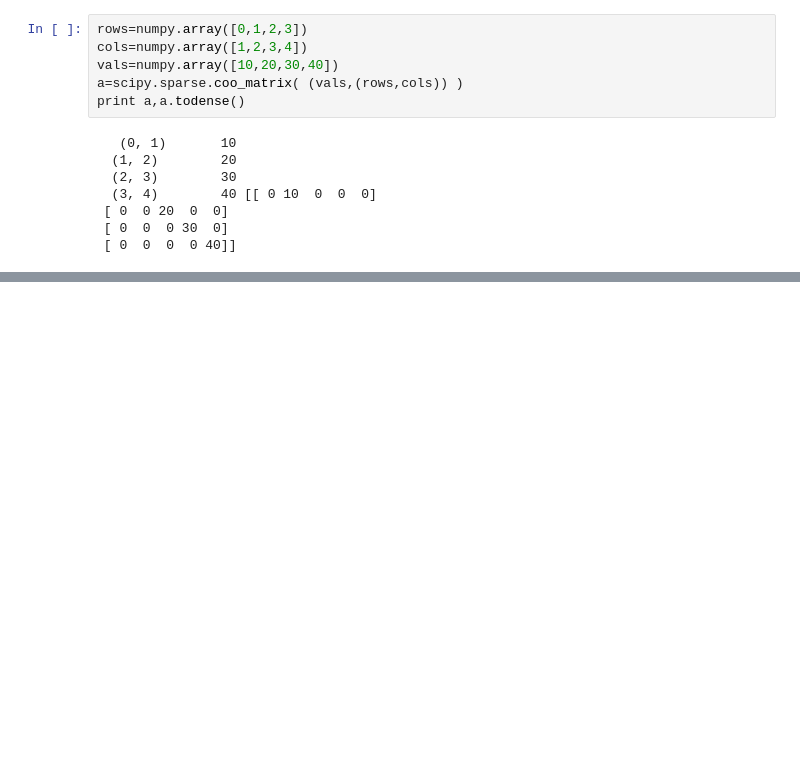
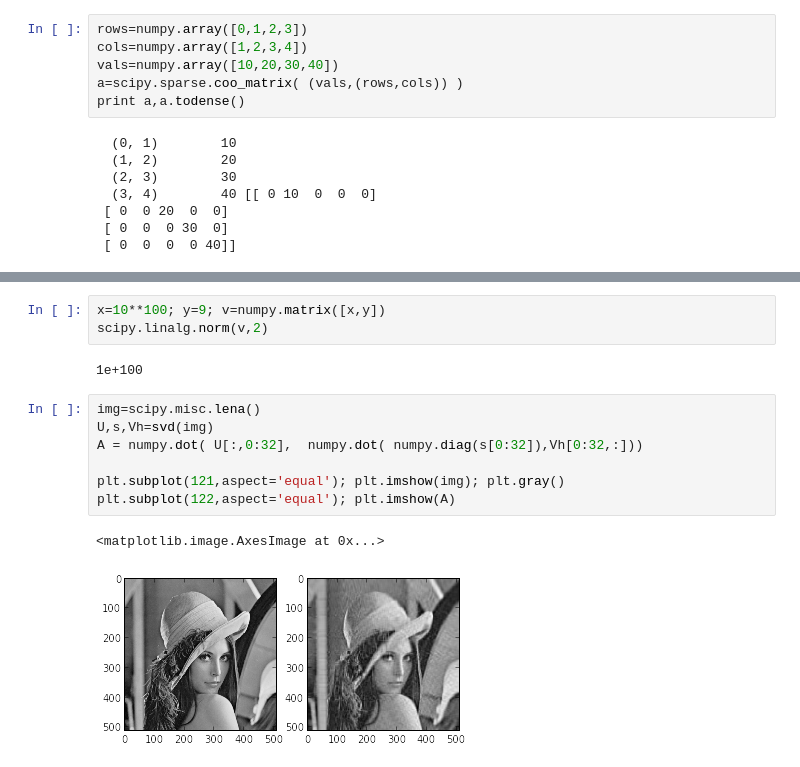
Before and after one commit to hhland/pylab-notebook, a Jupyter notebook: LearningSciPyForNumericalAndScientifiComputing/SciPy for Linear Algebra.ipynb, the cells around one changed output, grey strips where cells are left out. Drawn from its saved outputs; the diff is of its cells as text; blank space fills up the shorter version.

```diff
--- a/LearningSciPyForNumericalAndScientifiComputing/SciPy for Linear Algebra.ipynb
+++ b/LearningSciPyForNumericalAndScientifiComputing/SciPy for Linear Algebra.ipynb
@@ -30,0 +149,15 @@ print a,a.todense()
+# %%
+x=10**100; y=9; v=numpy.matrix([x,y])
+scipy.linalg.norm(v,2)
+# %% [output]
+1e+100
+# %%
+img=scipy.misc.lena()
+U,s,Vh=svd(img)
+A = numpy.dot( U[:,0:32],  numpy.dot( numpy.diag(s[0:32]),Vh[0:32,:]))
+
+plt.subplot(121,aspect='equal'); plt.imshow(img); plt.gray()
+plt.subplot(122,aspect='equal'); plt.imshow(A)
+# %% [output]
+<matplotlib.image.AxesImage at 0x...>
+[figure, added]
```
Also changed, not shown: parts of 14 cells of this notebook, 24 other files.
